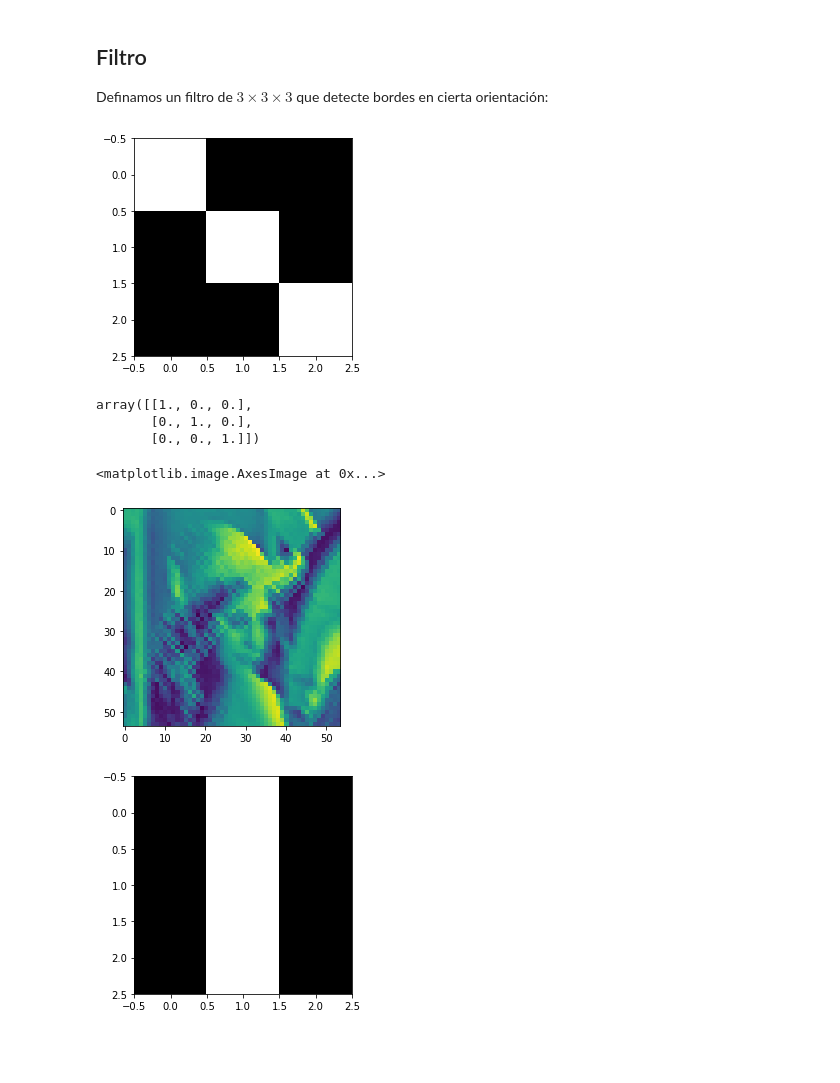
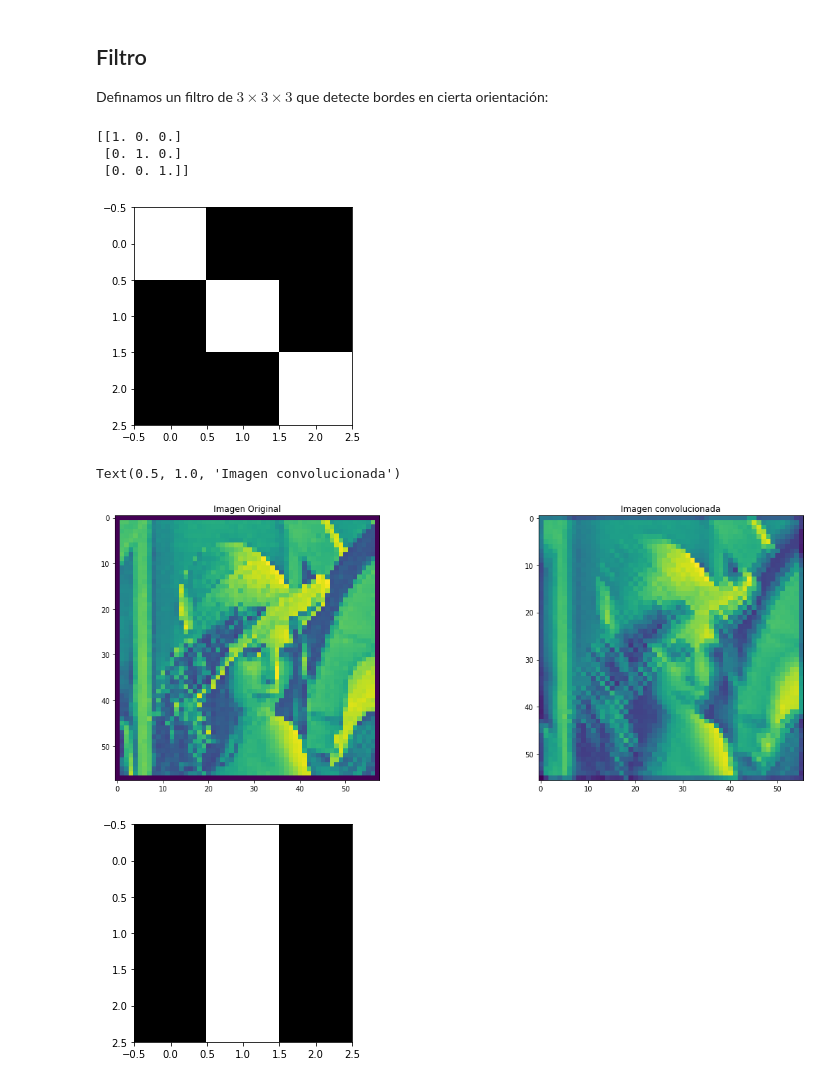
Before and after one commit to Soulfex/Deep_Learning_Tarea2, a Jupyter notebook: 1_convolucion.ipynb, the cells around one changed output. Drawn from its saved outputs; the diff is of its cells as text; code cells hidden in the pictures; blank space fills up the shorter version.

```diff
--- a/1_convolucion.ipynb
+++ b/1_convolucion.ipynb
@@ -115,26 +123,53 @@ def RGB_cov2d(I, W, b, stride = 1):
 Definamos un filtro de $3 \times 3 \times 3$ que detecte bordes en cierta orientación:
 # %%
 iden = np.identity(3)
+print(iden)
 filter1= np.zeros((3,3,3))
 filter1[:,:,0] = iden
 filter1[:,:,1] = iden
 filter1[:,:,2] = iden
+
 plt.imshow(filter1)
 plt.show()
 # %% [output]
+[[1. 0. 0.]
+ [0. 1. 0.]
+ [0. 0. 1.]]
 [figure]
-# %%
-filter1[:,:,0]
-# %% [output]
-array([[1., 0., 0.],
-       [0., 1., 0.],
-       [0., 0., 1.]])
-# %%
-out = RGB_cov2d(img,filter1,0,stride = 1)
-plt.imshow(out)
-# %% [output]
-<matplotlib.image.AxesImage at 0x...>
-[figure, removed]
+# %%
+#Le agregamos un pading a la imagen
+
+def addPadded(img):
+
+  imgPadded = np.zeros((np.size(img,0) + 2, np.size(img,1)+2, 3))
+  imgPadded[1:np.size(imgPadded,0)-1, 1:np.size(imgPadded,1)-1, :] = img
+
+  return imgPadded
+
+
+imgPadded = addPadded(img)
+
+Image = np.zeros((np.size(imgPadded, 0), np.size(imgPadded,1)))
+
+for i in range(0,np.size(imgPadded,0)):
+  for j in range(0,np.size(imgPadded,1)):
+    Image[i,j] = sum(imgPadded[i,j,:])/3
+
+
+
+
+
+fig, axs = plt.subplots(nrows=1, ncols=2, figsize=(20,7))
+axs[0].imshow(Image)
+axs[0].set_title("Imagen Original")
+#Se apliplica el primer filtro
+outImage1 = conv3D(imgPadded,filter1,stride = 1)
+
+axs[1].imshow(outImage1)
+axs[1].set_title("Imagen convolucionada")
+# %% [output]
+Text(0.5, 1.0, 'Imagen convolucionada')
+[figure, added]
 # %%
 filter2 = np.zeros((3,3,3))
 filter2[:, 1] = 1
```
Also changed, not shown: parts of 20 cells of this notebook.
